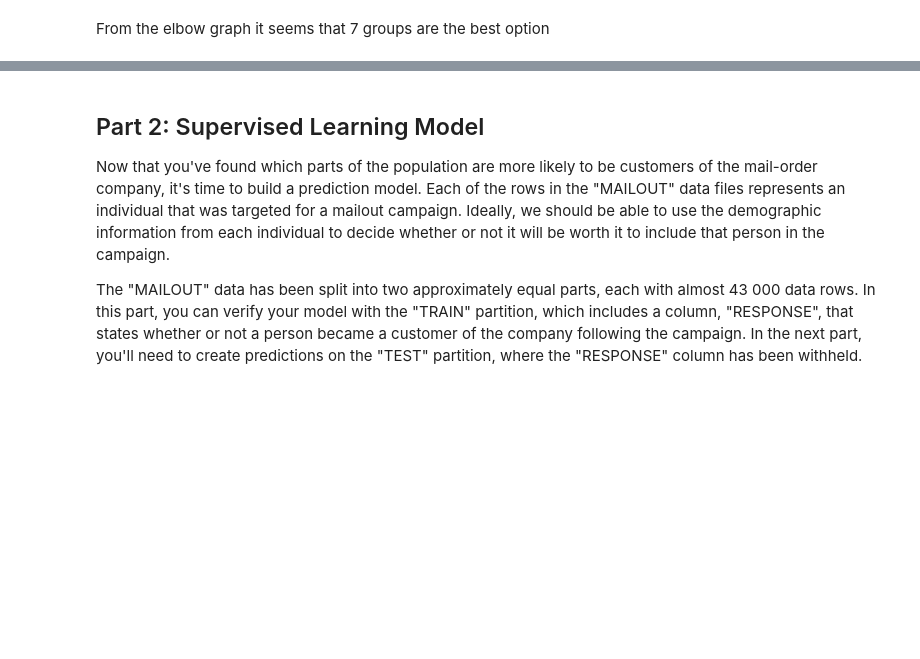
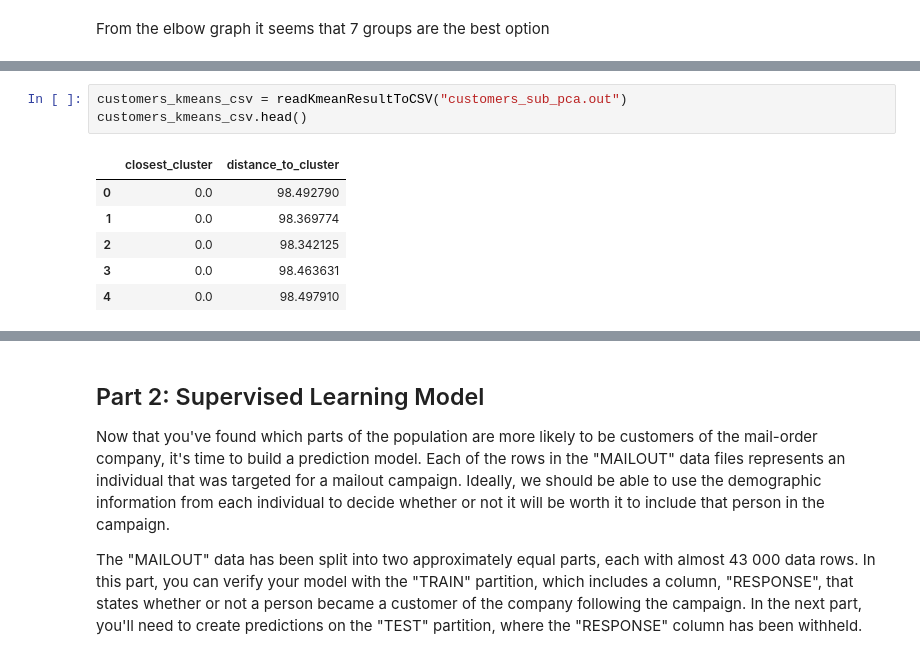
Before and after one commit to AlbertoDeBlas/MLEngineerNanodegreeCapstone, a Jupyter notebook: Arvato Project Workbook.ipynb, the cells around one changed output, grey strips where cells are left out. Drawn from its saved outputs; the diff is of its cells as text; blank space fills up the shorter version.

```diff
--- a/Arvato Project Workbook.ipynb
+++ b/Arvato Project Workbook.ipynb
@@ -1019,0 +1145,10 @@ From the elbow graph it seems that 7 groups are the best option
+# %%
+customers_kmeans_csv = readKmeanResultToCSV("customers_sub_pca.out")
+customers_kmeans_csv.head()
+# %% [output]
+|  | closest_cluster | distance_to_cluster |
+| 0 | 0.0 | 98.492790 |
+| 1 | 0.0 | 98.369774 |
+| 2 | 0.0 | 98.342125 |
+| 3 | 0.0 | 98.463631 |
+| 4 | 0.0 | 98.497910 |
```
Also changed, not shown: parts of 26 cells of this notebook.
